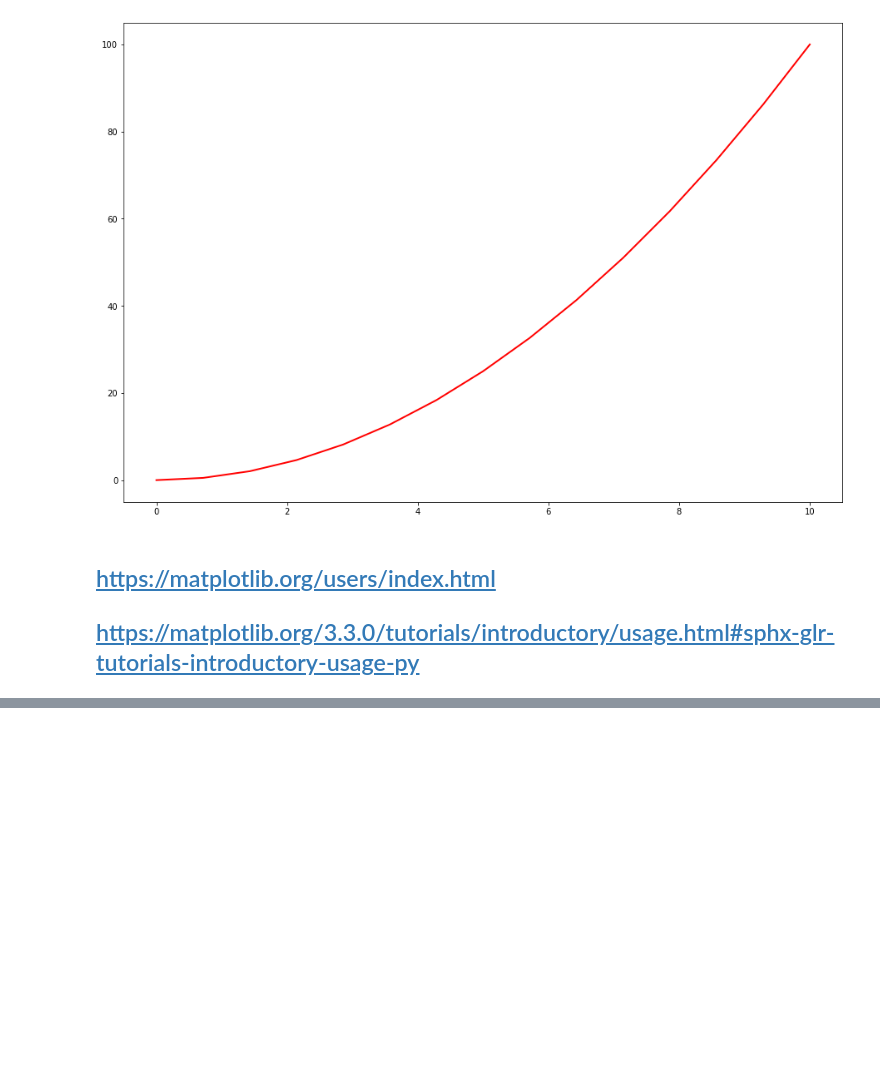
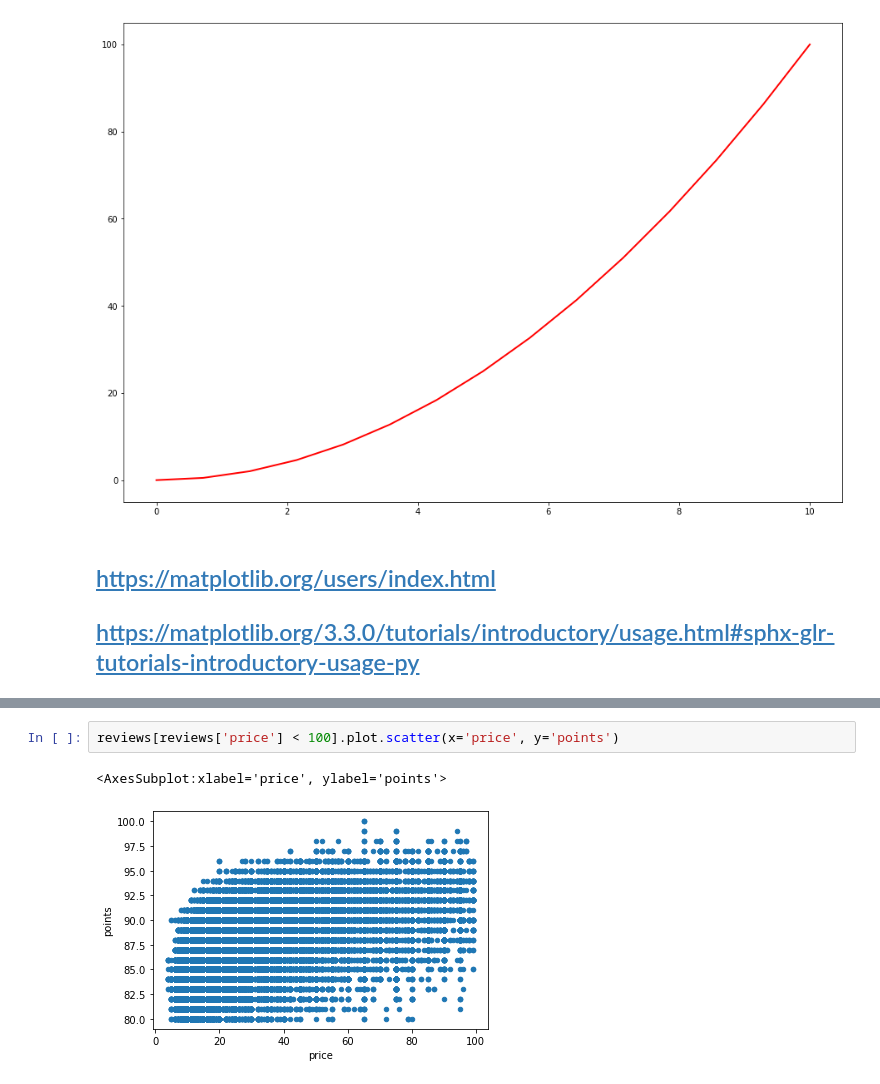
Before and after one commit to umang8496/hands-on-ml, a Jupyter notebook: hands-on-exercise-for-ml/data-visualization-using-matplotlib.ipynb, the cells around one changed output, grey strips where cells are left out. Saved outputs shown, nothing was run; the diff lists cells and outputs as text; blank space fills up the shorter version.

```diff
--- a/hands-on-exercise-for-ml/data-visualization-using-matplotlib.ipynb
+++ b/hands-on-exercise-for-ml/data-visualization-using-matplotlib.ipynb
@@ -254,0 +280,5 @@ axes1.set_ylim([0,10])
+# %%
+reviews[reviews['price'] < 100].plot.scatter(x='price', y='points')
+# %% [output]
+<AxesSubplot:xlabel='price', ylabel='points'>
+[figure, added]
```
Also changed, not shown: parts of 15 cells of this notebook.
